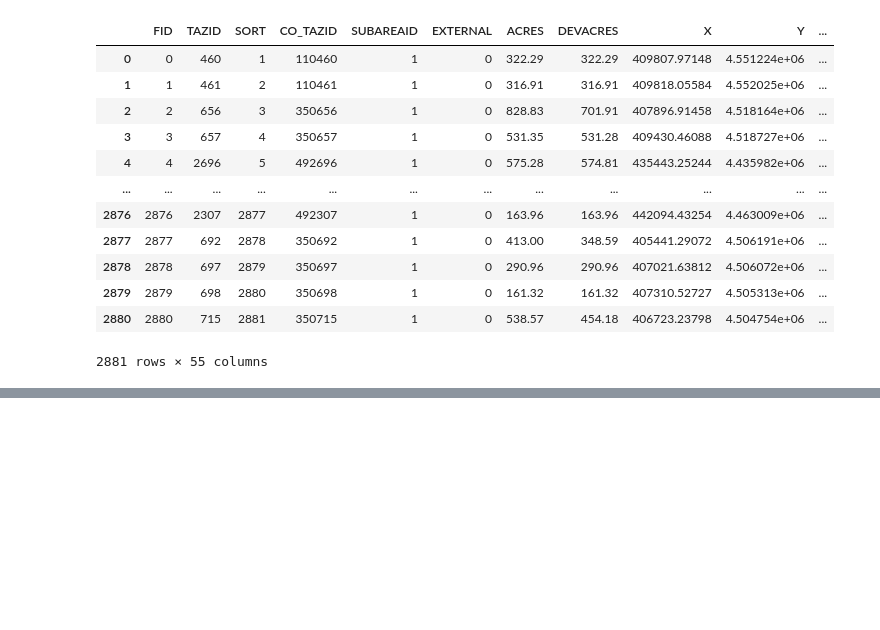
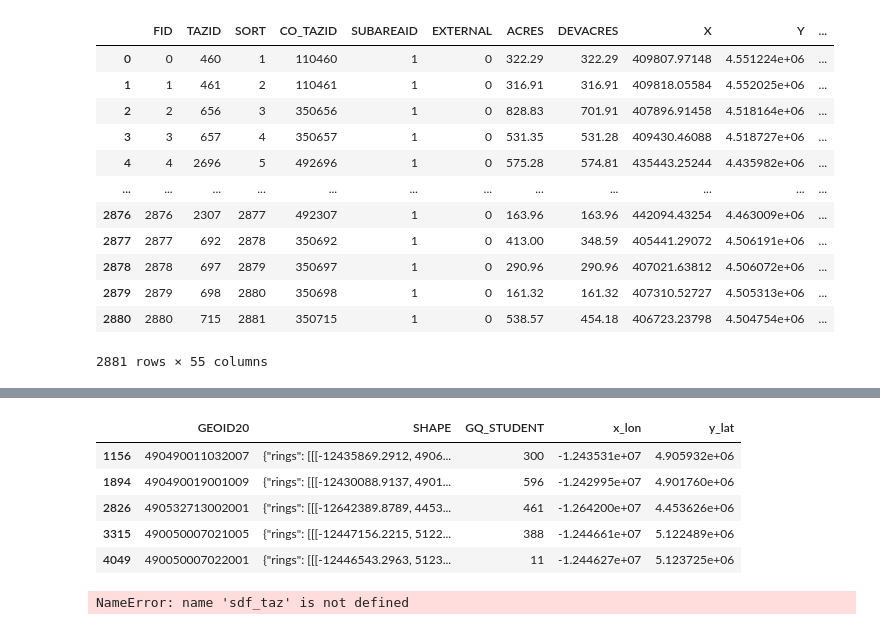
Before and after one commit to WFRCAnalytics/TDM-INP-College-Enrollment, a Jupyter notebook: 3b-Census Tract to TAZ.ipynb, the cells around one changed output, grey strips where cells are left out. Saved outputs shown, nothing was run; the diff lists cells and outputs as text; code cells hidden in the pictures; blank space fills up the shorter version.

```diff
--- a/Census Tract to TAZ.ipynb
+++ b/3b-Census Tract to TAZ.ipynb
@@ -593,0 +527,18 @@ MapView(layout=Layout(height='600px', width='100%'), legend=True)
+# %%
+#create column with x and y coordinates of centroids
+sdfUtahCensusBlocks2020_centroid = sdfUtahCensusBlocks2020[['GEOID20','SHAPE','GQ_STUDENT']].copy()
+sdfUtahCensusBlocks2020_centroid['x_lon'] = sdfUtahCensusBlocks2020_centroid.apply(lambda row: row.SHAPE.centroid[0], axis = 1)
+sdfUtahCensusBlocks2020_centroid['y_lat'] = sdfUtahCensusBlocks2020_centroid.apply(lambda row: row.SHAPE.centroid[1], axis = 1)
+
+sdfUtahCensusBlocks2020_centroid.head()
+# %% [output]
+|  | GEOID20 | SHAPE | GQ_STUDENT | x_lon | y_lat |
+| 1156 | 490490011032007 | {"rings": [[[-12435869.2912, 4906... | 300 | -1.243531e+07 | 4.905932e+06 |
+| 1894 | 490490019001009 | {"rings": [[[-12430088.9137, 4901... | 596 | -1.242995e+07 | 4.901760e+06 |
+| 2826 | 490532713002001 | {"rings": [[[-12642389.8789, 4453... | 461 | -1.264200e+07 | 4.453626e+06 |
+| 3315 | 490050007021005 | {"rings": [[[-12447156.2215, 5122... | 388 | -1.244661e+07 | 5.122489e+06 |
+| 4049 | 490050007022001 | {"rings": [[[-12446543.2963, 5123... | 11 | -1.244627e+07 | 5.123725e+06 |
+# %%
+sdf_taz
+# %% [output]
+NameError: name 'sdf_taz' is not defined
```
Also changed, not shown: parts of 13 cells of this notebook, 4 other files.
